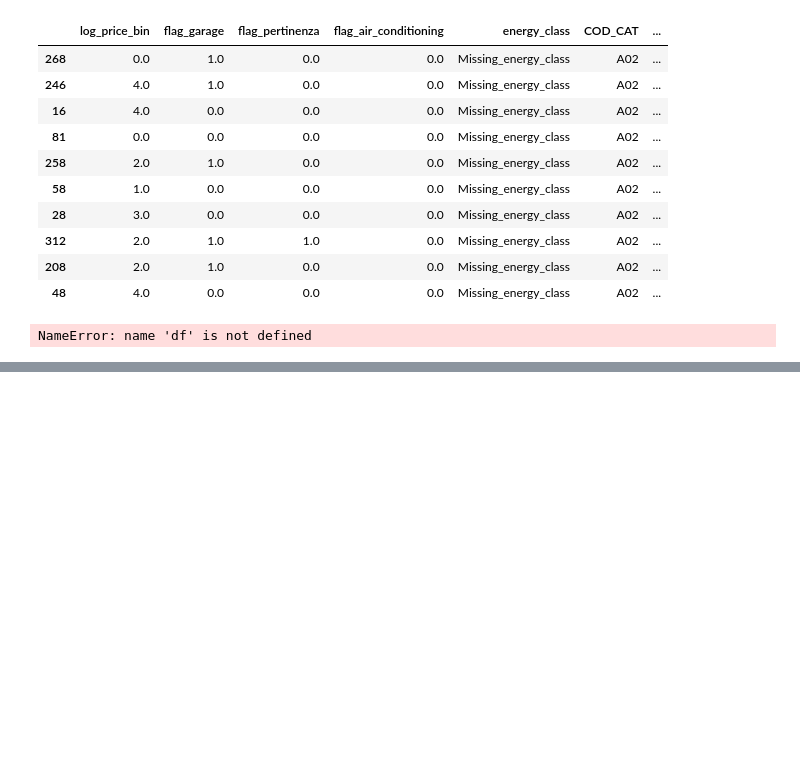
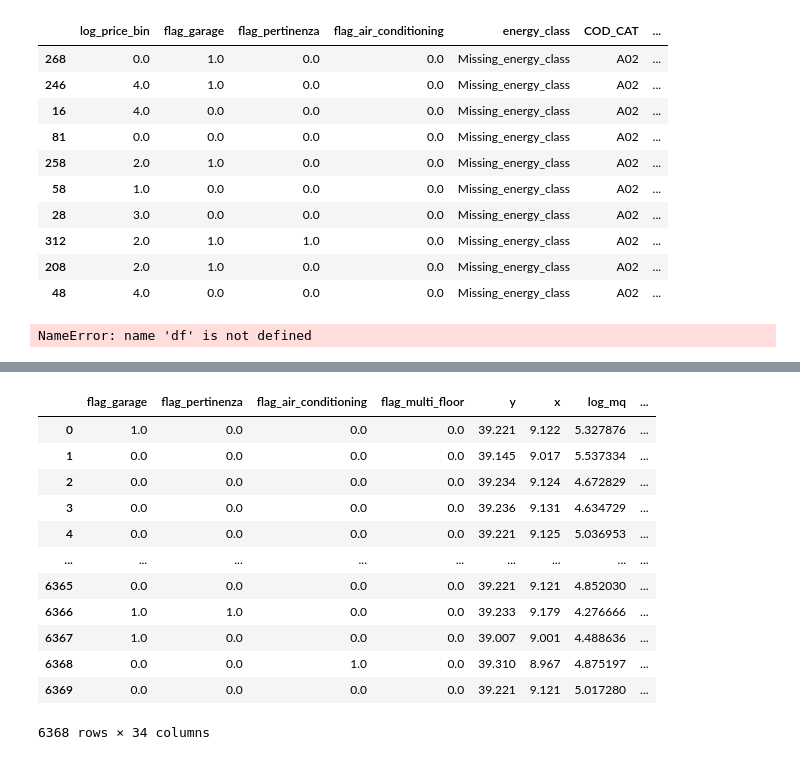
Before and after one commit to jaclenti/NFVAE-population-synthesis, a Jupyter notebook: notebooks/jl_popsyn_ipf.ipynb, the cells around one changed output, grey strips where cells are left out. Cells and saved outputs as stored; diff of their text form; code cells hidden in the pictures; blank space fills up the shorter version.

```diff
--- a/notebooks/jl_popsyn_ipf.ipynb
+++ b/notebooks/jl_popsyn_ipf.ipynb
@@ -542,0 +503,15 @@ NameError: name 'df' is not defined
+# %%
+
+def transform_bins(df, vars):
+    df1 = df.copy()
+    for var in vars:
+        df1[var + "_bin"] =  pd.qcut(df1[var], q = 5, labels = False, duplicates = "drop").astype(int)
+        df1.drop(columns = [var], inplace = True)
+    return df1
+
+def transform_bins_to_real(sample_df, df_real, var):
+    bins_values = pd.qcut(df_real[var], q = 5, labels = False, duplicates = "drop", retbins = True)[1]
+    np.random.seed(2)
+    sample_df[var] = [np.random.uniform(low = bins_values[u], high = bins_values[u + 1]) for u in sample_df[var + "_bin"]]
+    sample_df.drop(columns = [var + "_bin"], inplace = True)
+    return sample_df
@@ -542,0 +730,28 @@ NameError: name 'df' is not defined
+# %%
+if True:
+    date = "250718"
+
+    # for _, (prov, cod_prov) in cod_prov_abbrv_df.sort_values("prov_abbrv").iterrows():
+    prov = "CA"
+    if True:
+        print(prov)
+        if True:
+            df_real = pd.read_csv(f"/data/housing/data/intermediate/jl_pop_synth/real_populations/df_real_{prov}.csv", index_col = 0)#[features_synpop + ["CAP"]]
+            df_real95 = df_real.sample(frac = 0.95, random_state = 1111)
+
+            sample_locs = True
+            np.random.seed(2)
+            matched_df = []
+            k = 0
+            while sample_locs:
+                print(k)
+                ran_xy = np.random.uniform(low = df_real["x"].min(), high = df_real["x"].max(), size = 1000000), np.random.uniform(low = df_real["y"].min(), high = df_real["y"].max(), size = 1000000)
+
+                matched_df.append(utils.spatial_matching_ABM(pd.DataFrame({"x": ran_xy[0], "y": ran_xy[1]}), geo_dict["hydro_risk"], geo_dict["census"],
+                                                        geo_dict["omi_og"], geo_dict["cap"]).query("prov_abbrv == @prov"))
+                df_locations = pd.concat(matched_df)
+                if len(df_locations["CAP"].unique()) == len(df_real["CAP"].unique()):
+                    sample_locs = False
+                print(len(df_locations["CAP"].unique()))
+                print(len(df_real["CAP"].unique()))
+                k += 1
@@ -542,0 +765,16 @@ NameError: name 'df' is not defined
+# %%
+df_real[~df_real["CAP"].astype(str).isin(df_locations["CAP"].astype(str).unique())]
+# %% [output]
+|  | flag_garage | flag_pertinenza | flag_air_conditioning | flag_multi_floor | y | x | log_mq | ... |
+| 0 | 1.0 | 0.0 | 0.0 | 0.0 | 39.221 | 9.122 | 5.327876 | ... |
+| 1 | 0.0 | 0.0 | 0.0 | 0.0 | 39.145 | 9.017 | 5.537334 | ... |
+| 2 | 0.0 | 0.0 | 0.0 | 0.0 | 39.234 | 9.124 | 4.672829 | ... |
+| 3 | 0.0 | 0.0 | 0.0 | 0.0 | 39.236 | 9.131 | 4.634729 | ... |
+| 4 | 0.0 | 0.0 | 0.0 | 0.0 | 39.221 | 9.125 | 5.036953 | ... |
+| ... | ... | ... | ... | ... | ... | ... | ... | ... |
+| 6365 | 0.0 | 0.0 | 0.0 | 0.0 | 39.221 | 9.121 | 4.852030 | ... |
+| 6366 | 1.0 | 1.0 | 0.0 | 0.0 | 39.233 | 9.179 | 4.276666 | ... |
+| 6367 | 1.0 | 0.0 | 0.0 | 0.0 | 39.007 | 9.001 | 4.488636 | ... |
+| 6368 | 0.0 | 0.0 | 1.0 | 0.0 | 39.310 | 8.967 | 4.875197 | ... |
+| 6369 | 0.0 | 0.0 | 0.0 | 0.0 | 39.221 | 9.121 | 5.017280 | ... |
+6368 rows × 34 columns
```
Also changed, not shown: parts of 36 cells of this notebook, 6 other files.
